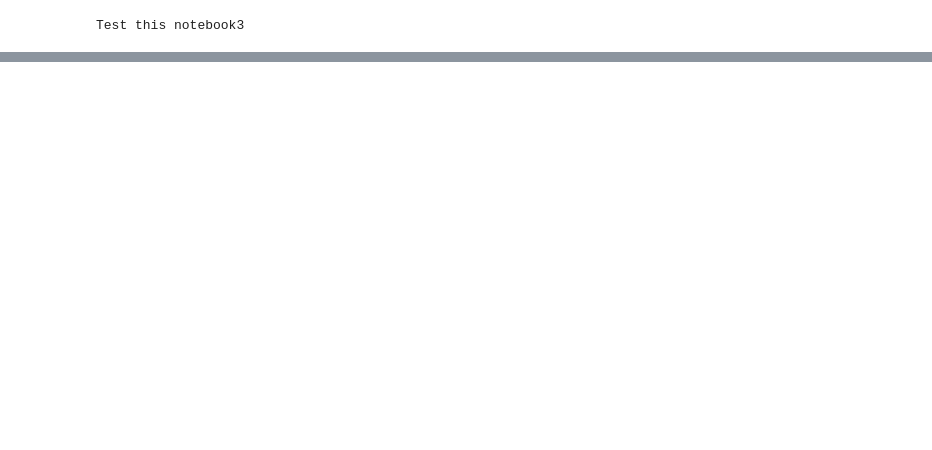
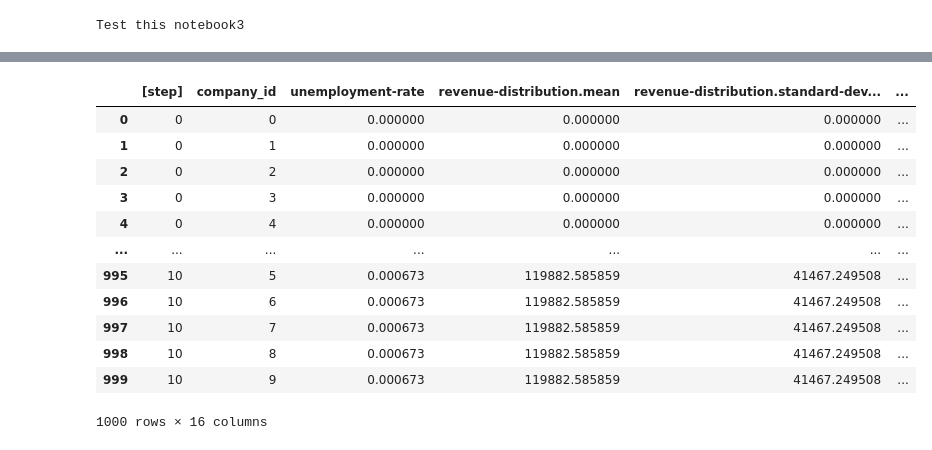
Before and after one commit to ielpo/computer-simulation, a Jupyter notebook: analysis.ipynb, the cells around one changed output, grey strips where cells are left out. Drawn from its saved outputs; the diff is of its cells as text; code cells hidden in the pictures; blank space fills up the shorter version.

```diff
--- a/analysis.ipynb
+++ b/analysis.ipynb
@@ -20,0 +57,33 @@ df.head()
+# %%
+# Step 2
+
+dep_cols    = [f'dependent-variables.{n}' for n in DEP_VARS]
+scalar_cols = (
+    ['[step]', 'unemployment-rate']
+    + [f'revenue-distribution.{s}' for s in DIST_STATS]
+    + [f'skill-distribution.{s}'   for s in DIST_STATS]
+)
+
+df_tidy = (
+    df[scalar_cols + dep_cols]
+    .explode(dep_cols) # one row per company
+    .reset_index(drop=True)
+)
+df_tidy.insert(1, 'company_id', df_tidy.groupby('[step]').cumcount())
+df_tidy = df_tidy.rename(columns={f'dependent-variables.{n}': n for n in DEP_VARS})
+
+df_tidy.head(1000)
+# %% [output]
+|  | [step] | company_id | unemployment-rate | revenue-distribution.mean | revenue-distribution.standard-dev... | ... |
+| 0 | 0 | 0 | 0.000000 | 0.000000 | 0.000000 | ... |
+| 1 | 0 | 1 | 0.000000 | 0.000000 | 0.000000 | ... |
+| 2 | 0 | 2 | 0.000000 | 0.000000 | 0.000000 | ... |
+| 3 | 0 | 3 | 0.000000 | 0.000000 | 0.000000 | ... |
+| 4 | 0 | 4 | 0.000000 | 0.000000 | 0.000000 | ... |
+| ... | ... | ... | ... | ... | ... | ... |
+| 995 | 10 | 5 | 0.000673 | 119882.585859 | 41467.249508 | ... |
+| 996 | 10 | 6 | 0.000673 | 119882.585859 | 41467.249508 | ... |
+| 997 | 10 | 7 | 0.000673 | 119882.585859 | 41467.249508 | ... |
+| 998 | 10 | 8 | 0.000673 | 119882.585859 | 41467.249508 | ... |
+| 999 | 10 | 9 | 0.000673 | 119882.585859 | 41467.249508 | ... |
+1000 rows × 16 columns
```
Also changed, not shown: parts of 11 cells of this notebook.
